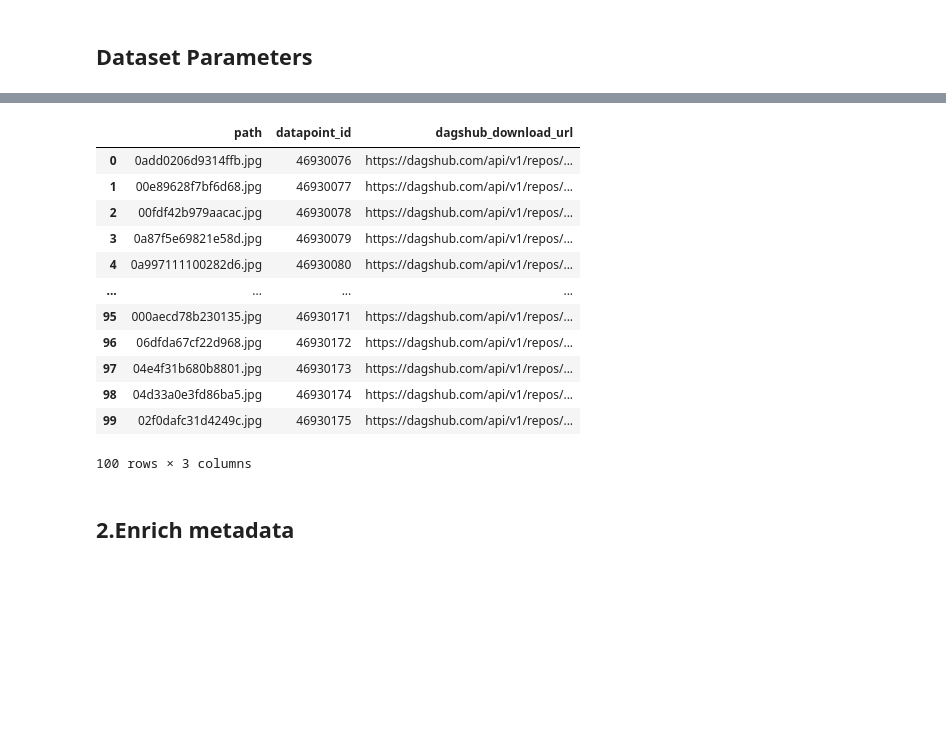
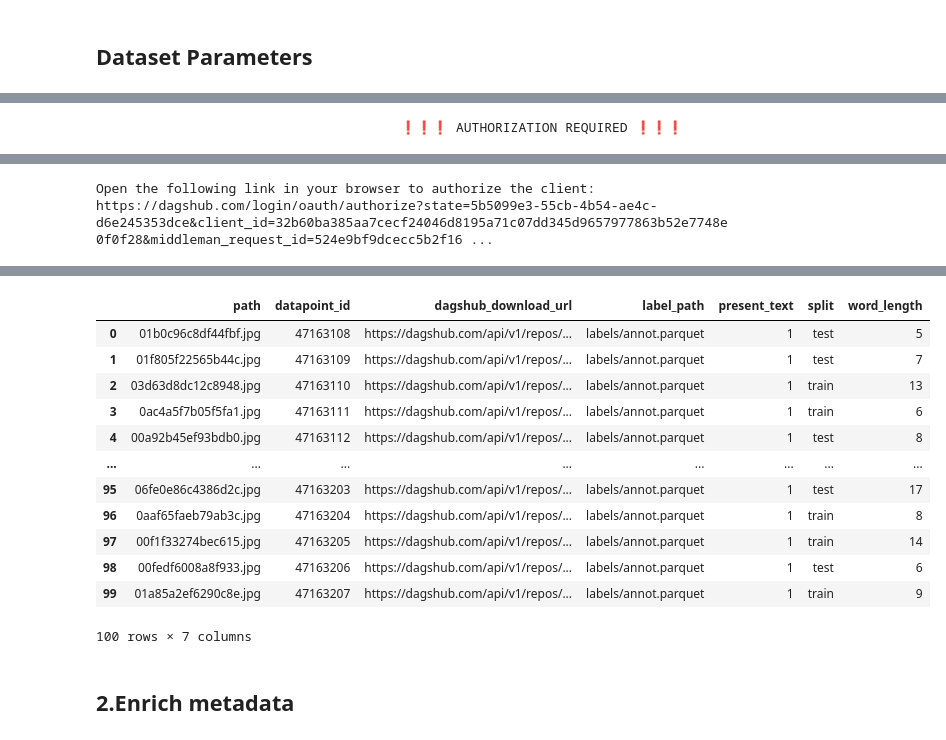
Before and after one commit to eugeniaring/OCR_project, a Jupyter notebook: data_engine_ocr.ipynb, the cells around one changed output, grey strips where cells are left out. Saved outputs shown, nothing was run; the diff lists cells and outputs as text; code cells hidden in the pictures; blank space fills up the shorter version.

```diff
--- a/data_engine_ocr.ipynb
+++ b/data_engine_ocr.ipynb
@@ -47,11 +47,11 @@ import fiftyone as fo
 DAGSHUB_USER = "eugenia.anello" #@param {type:"string"}
 REPO_TITLE = "OCR_project" #@param {type:"string"}
 DATASOURCE_NAME = "TextOCR_images" #@param {type:"string"}
-path_bucket = "s3://data-engine-ocr/data/images"
+path_url = "s3://data-engine-ocr/data/images"
 
 REPO_NAME = DAGSHUB_USER + "/" + REPO_TITLE
 # %%
-ds = datasources.create_from_bucket(repo=REPO_NAME, name=DATASOURCE_NAME,bucket_url=path_bucket)
+ds = datasources.create_from_bucket(repo=REPO_NAME, name=DATASOURCE_NAME,bucket_url=path_url)
 # %%
  ds.head().dataframe
 # %% [output]
@@ -71,4 +60,5 @@ ds = datasources.create_from_bucket(repo=REPO_NAME, name=DATASOURCE_NAME,bucket_
 # %%
- #ds = datasources.get_datasource(repo=REPO_NAME, name=DATASOURCE_NAME)
- #ds.head().dataframe
+ ds = datasources.get_datasource(repo=REPO_NAME, name=DATASOURCE_NAME)
+ ds.head().dataframe
 # %% [output]
+                                       ❗❗❗ AUTHORIZATION REQUIRED ❗❗❗
@@ -74,0 +66,2 @@ ds = datasources.create_from_bucket(repo=REPO_NAME, name=DATASOURCE_NAME,bucket_
+Open the following link in your browser to authorize the client:
+https://dagshub.com/login/oauth/authorize?state=5b5099e3-55cb-4b54-ae4c-d6e245353dce&client_id=32b60ba385aa7cecf24046d8195a71c07dd345d9657977863b52e7748e0f0f28&middleman_request_id=524e9bf9dcecc5b2f16 ...
@@ -75,16 +69,16 @@ ds = datasources.create_from_bucket(repo=REPO_NAME, name=DATASOURCE_NAME,bucket_
-|  | path | datapoint_id | dagshub_download_url |
-| 0 | 0add0206d9314ffb.jpg | 46930076 | https://dagshub.com/api/v1/repos/... |
-| 1 | 00e89628f7bf6d68.jpg | 46930077 | https://dagshub.com/api/v1/repos/... |
-| 2 | 00fdf42b979aacac.jpg | 46930078 | https://dagshub.com/api/v1/repos/... |
-| 3 | 0a87f5e69821e58d.jpg | 46930079 | https://dagshub.com/api/v1/repos/... |
-| 4 | 0a997111100282d6.jpg | 46930080 | https://dagshub.com/api/v1/repos/... |
-| ... | ... | ... | ... |
-| 95 | 000aecd78b230135.jpg | 46930171 | https://dagshub.com/api/v1/repos/... |
-| 96 | 06dfda67cf22d968.jpg | 46930172 | https://dagshub.com/api/v1/repos/... |
-| 97 | 04e4f31b680b8801.jpg | 46930173 | https://dagshub.com/api/v1/repos/... |
-| 98 | 04d33a0e3fd86ba5.jpg | 46930174 | https://dagshub.com/api/v1/repos/... |
-| 99 | 02f0dafc31d4249c.jpg | 46930175 | https://dagshub.com/api/v1/repos/... |
+|  | path | datapoint_id | dagshub_download_url | label_path | present_text | split | word_length |
+| 0 | 01b0c96c8df44fbf.jpg | 47163108 | https://dagshub.com/api/v1/repos/... | labels/annot.parquet | 1 | test | 5 |
+| 1 | 01f805f22565b44c.jpg | 47163109 | https://dagshub.com/api/v1/repos/... | labels/annot.parquet | 1 | test | 7 |
+| 2 | 03d63d8dc12c8948.jpg | 47163110 | https://dagshub.com/api/v1/repos/... | labels/annot.parquet | 1 | train | 13 |
+| 3 | 0ac4a5f7b05f5fa1.jpg | 47163111 | https://dagshub.com/api/v1/repos/... | labels/annot.parquet | 1 | train | 6 |
+| 4 | 00a92b45ef93bdb0.jpg | 47163112 | https://dagshub.com/api/v1/repos/... | labels/annot.parquet | 1 | test | 8 |
+| ... | ... | ... | ... | ... | ... | ... | ... |
+| 95 | 06fe0e86c4386d2c.jpg | 47163203 | https://dagshub.com/api/v1/repos/... | labels/annot.parquet | 1 | test | 17 |
+| 96 | 0aaf65faeb79ab3c.jpg | 47163204 | https://dagshub.com/api/v1/repos/... | labels/annot.parquet | 1 | train | 8 |
+| 97 | 00f1f33274bec615.jpg | 47163205 | https://dagshub.com/api/v1/repos/... | labels/annot.parquet | 1 | train | 14 |
+| 98 | 00fedf6008a8f933.jpg | 47163206 | https://dagshub.com/api/v1/repos/... | labels/annot.parquet | 1 | test | 6 |
+| 99 | 01a85a2ef6290c8e.jpg | 47163207 | https://dagshub.com/api/v1/repos/... | labels/annot.parquet | 1 | train | 9 |
-100 rows × 3 columns
+100 rows × 7 columns
 # %% [markdown]
 ## 2.Enrich metadata
 # %%
```
Also changed, not shown: parts of 27 cells of this notebook.
